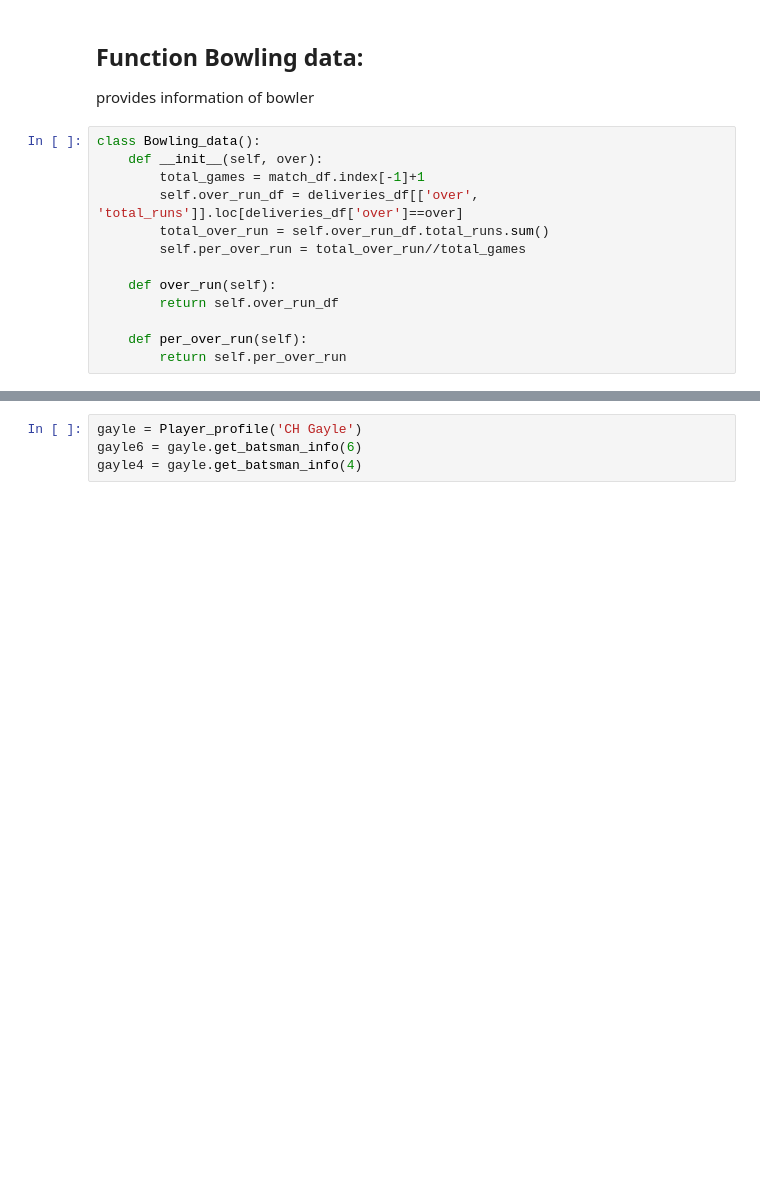
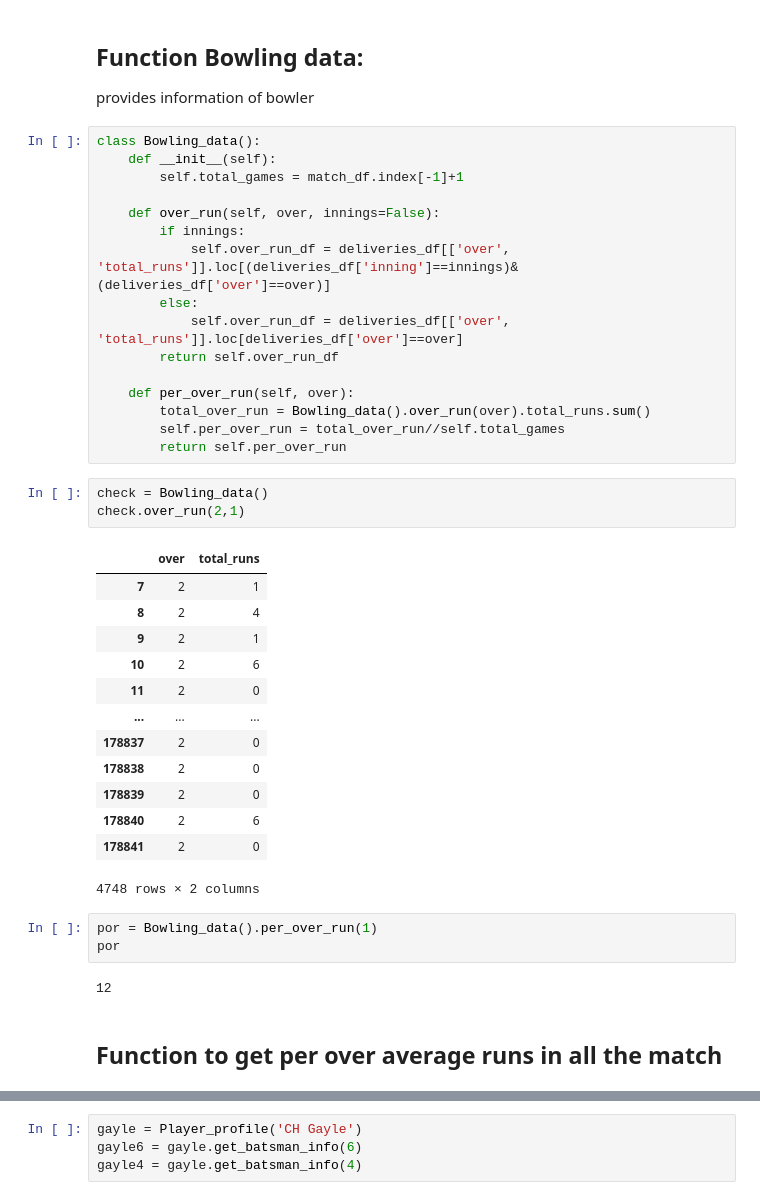
Before and after one commit to Utkarsh736/IPL_Data_Analysis, a Jupyter notebook: Template.ipynb, the cells around one changed output, grey strips where cells are left out. Saved outputs shown, nothing was run; the diff lists cells and outputs as text; blank space fills up the shorter version.

Commit message:
Function clean code

```diff
--- a/Template.ipynb
+++ b/Template.ipynb
@@ -68,15 +68,42 @@ class Player_profile():
 provides information of bowler
 # %%
 class Bowling_data():
-    def __init__(self, over):
-        total_games = match_df.index[-1]+1
-        self.over_run_df = deliveries_df[['over', 'total_runs']].loc[deliveries_df['over']==over]
-        total_over_run = self.over_run_df.total_runs.sum()
-        self.per_over_run = total_over_run//total_games
+    def __init__(self):
+        self.total_games = match_df.index[-1]+1
 
-    def over_run(self):
+    def over_run(self, over, innings=False):
+        if innings:
+            self.over_run_df = deliveries_df[['over', 'total_runs']].loc[(deliveries_df['inning']==innings)&(deliveries_df['over']==over)]
+        else:
+            self.over_run_df = deliveries_df[['over', 'total_runs']].loc[deliveries_df['over']==over]
         return self.over_run_df
 
-    def per_over_run(self):
+    def per_over_run(self, over):
+        total_over_run = Bowling_data().over_run(over).total_runs.sum()
+        self.per_over_run = total_over_run//self.total_games
         return self.per_over_run
+# %%
+check = Bowling_data()
+check.over_run(2,1)
+# %% [output]
+|  | over | total_runs |
+| 7 | 2 | 1 |
+| 8 | 2 | 4 |
+| 9 | 2 | 1 |
+| 10 | 2 | 6 |
+| 11 | 2 | 0 |
+| ... | ... | ... |
+| 178837 | 2 | 0 |
+| 178838 | 2 | 0 |
+| 178839 | 2 | 0 |
+| 178840 | 2 | 6 |
+| 178841 | 2 | 0 |
+4748 rows × 2 columns
+# %%
+por = Bowling_data().per_over_run(1)
+por
+# %% [output]
+12
+# %% [markdown]
+## Function to get per over average runs in all the match
 # %%
```
Also changed, not shown: parts of 6 cells of this notebook.
